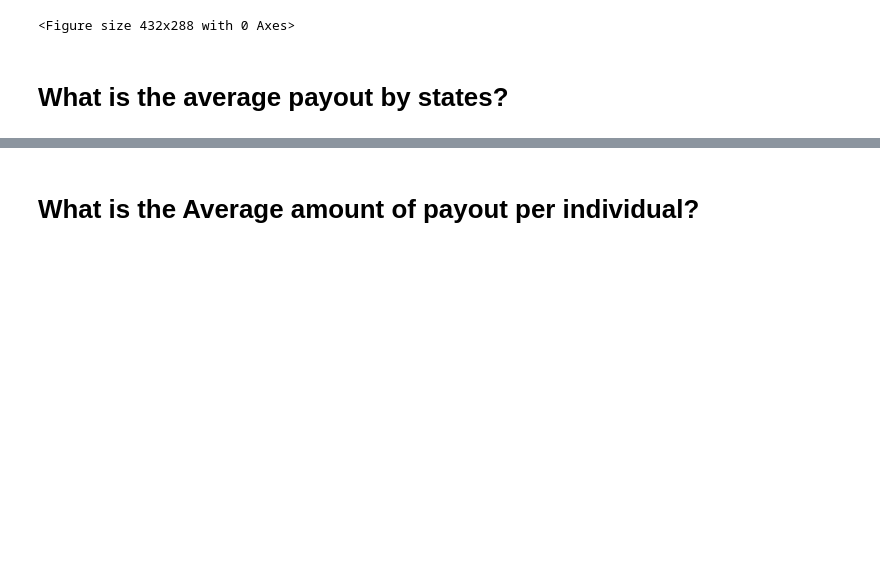
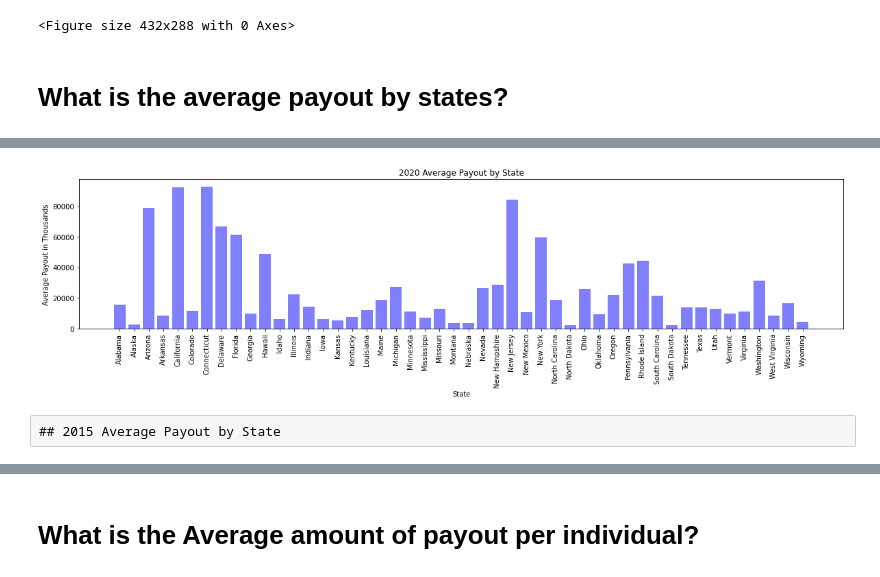
Before and after one commit to bernbr/group10_project1, a Jupyter notebook: Final Code.ipynb, the cells around one changed output, grey strips where cells are left out. Saved outputs shown, nothing was run; the diff lists cells and outputs as text; code cells hidden in the pictures; blank space fills up the shorter version.

```diff
--- a/Final Code.ipynb
+++ b/Final Code.ipynb
@@ -694,5 +693,19 @@ Average_payout_by_state_df
 # %%
+# Graph
 # Setting x axis and tick locations
 
 x_axis = np.arange(len(Average_payout_by_state_df))
 tick_locations = [value for value in x_axis]
+
+plt.figure(figsize=(20,4))
+plt.bar(x_axis, Average_payout_by_state_df["Average Payout"], color='b', alpha=0.5, align="center")
+plt.xticks(tick_locations, Average_payout_by_state_df["State"], rotation="vertical")
+
+plt.xlabel("State")
+plt.ylabel("Average Payout in Thousands")
+plt.title("2020 Average Payout by State")
+plt.show()
+# %% [output]
+[figure, added]
+# %% [raw]
+## 2015 Average Payout by State
```
Also changed, not shown: parts of 15 cells of this notebook.
